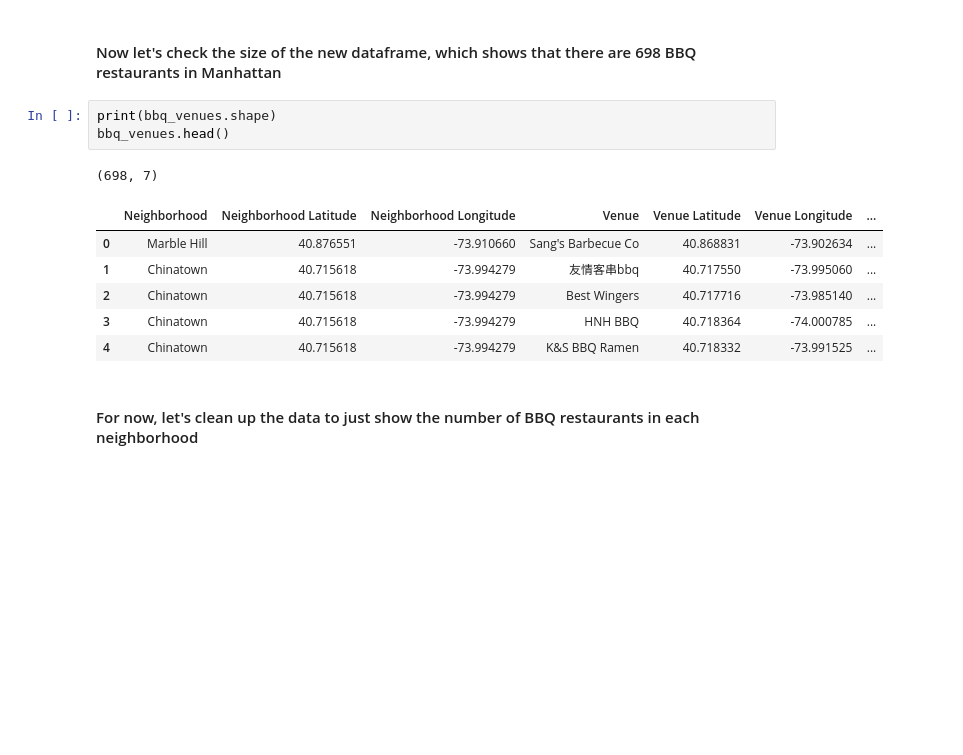
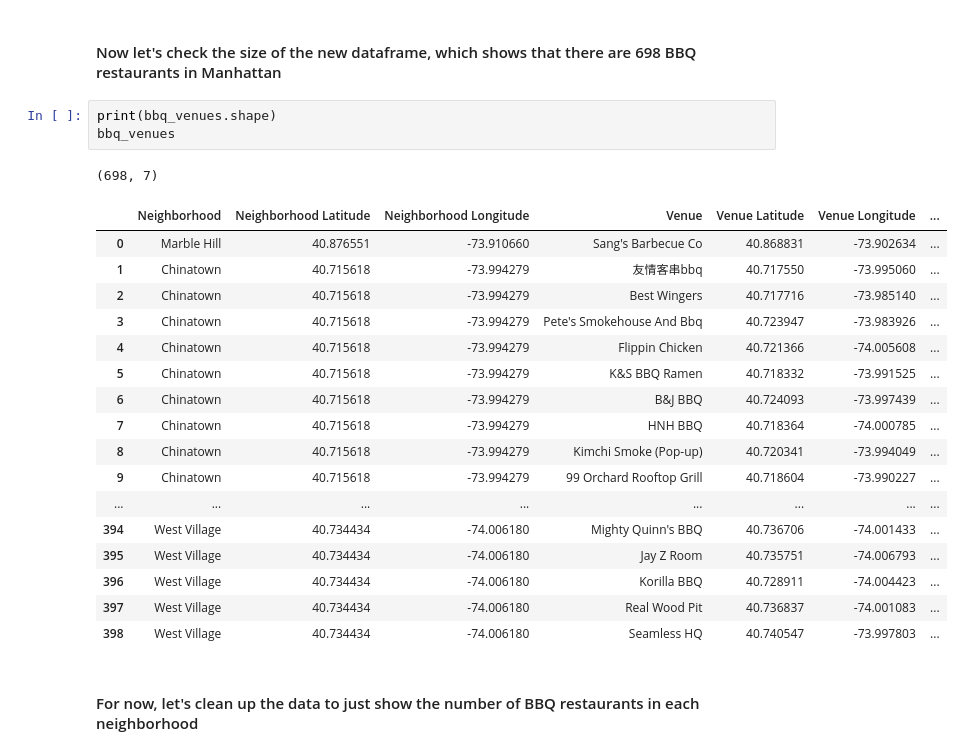
Before and after one commit to bdorenbach/Coursera_Capstone, a Jupyter notebook: Battle of Neighborhoods.ipynb, the cells around one changed output. Saved outputs shown, nothing was run; the diff lists cells and outputs as text; blank space fills up the shorter version.

```diff
--- a/Battle of Neighborhoods.ipynb
+++ b/Battle of Neighborhoods.ipynb
@@ -366,15 +372,26 @@ map_manhattan
 #### Now let's check the size of the new dataframe, which shows that there are 698 BBQ restaurants in Manhattan
 # %%
 print(bbq_venues.shape)
-bbq_venues.head()
+bbq_venues
 # %% [output]
 (698, 7)
 |  | Neighborhood | Neighborhood Latitude | Neighborhood Longitude | Venue | Venue Latitude | Venue Longitude | ... |
 | 0 | Marble Hill | 40.876551 | -73.910660 | Sang's Barbecue Co | 40.868831 | -73.902634 | ... |
 | 1 | Chinatown | 40.715618 | -73.994279 | 友情客串bbq | 40.717550 | -73.995060 | ... |
 | 2 | Chinatown | 40.715618 | -73.994279 | Best Wingers | 40.717716 | -73.985140 | ... |
-| 3 | Chinatown | 40.715618 | -73.994279 | HNH BBQ | 40.718364 | -74.000785 | ... |
-| 4 | Chinatown | 40.715618 | -73.994279 | K&S BBQ Ramen | 40.718332 | -73.991525 | ... |
+| 3 | Chinatown | 40.715618 | -73.994279 | Pete's Smokehouse And Bbq | 40.723947 | -73.983926 | ... |
+| 4 | Chinatown | 40.715618 | -73.994279 | Flippin Chicken | 40.721366 | -74.005608 | ... |
+| 5 | Chinatown | 40.715618 | -73.994279 | K&S BBQ Ramen | 40.718332 | -73.991525 | ... |
+| 6 | Chinatown | 40.715618 | -73.994279 | B&J BBQ | 40.724093 | -73.997439 | ... |
+| 7 | Chinatown | 40.715618 | -73.994279 | HNH BBQ | 40.718364 | -74.000785 | ... |
+| 8 | Chinatown | 40.715618 | -73.994279 | Kimchi Smoke (Pop-up) | 40.720341 | -73.994049 | ... |
+| 9 | Chinatown | 40.715618 | -73.994279 | 99 Orchard Rooftop Grill | 40.718604 | -73.990227 | ... |
+| ... | ... | ... | ... | ... | ... | ... | ... |
+| 394 | West Village | 40.734434 | -74.006180 | Mighty Quinn's BBQ | 40.736706 | -74.001433 | ... |
+| 395 | West Village | 40.734434 | -74.006180 | Jay Z Room | 40.735751 | -74.006793 | ... |
+| 396 | West Village | 40.734434 | -74.006180 | Korilla BBQ | 40.728911 | -74.004423 | ... |
+| 397 | West Village | 40.734434 | -74.006180 | Real Wood Pit | 40.736837 | -74.001083 | ... |
+| 398 | West Village | 40.734434 | -74.006180 | Seamless HQ | 40.740547 | -73.997803 | ... |
 # %% [markdown]
 #### For now, let's clean up the data to just show the number of BBQ restaurants in each neighborhood
 # %%
```
Also changed, not shown: parts of 39 cells of this notebook.
